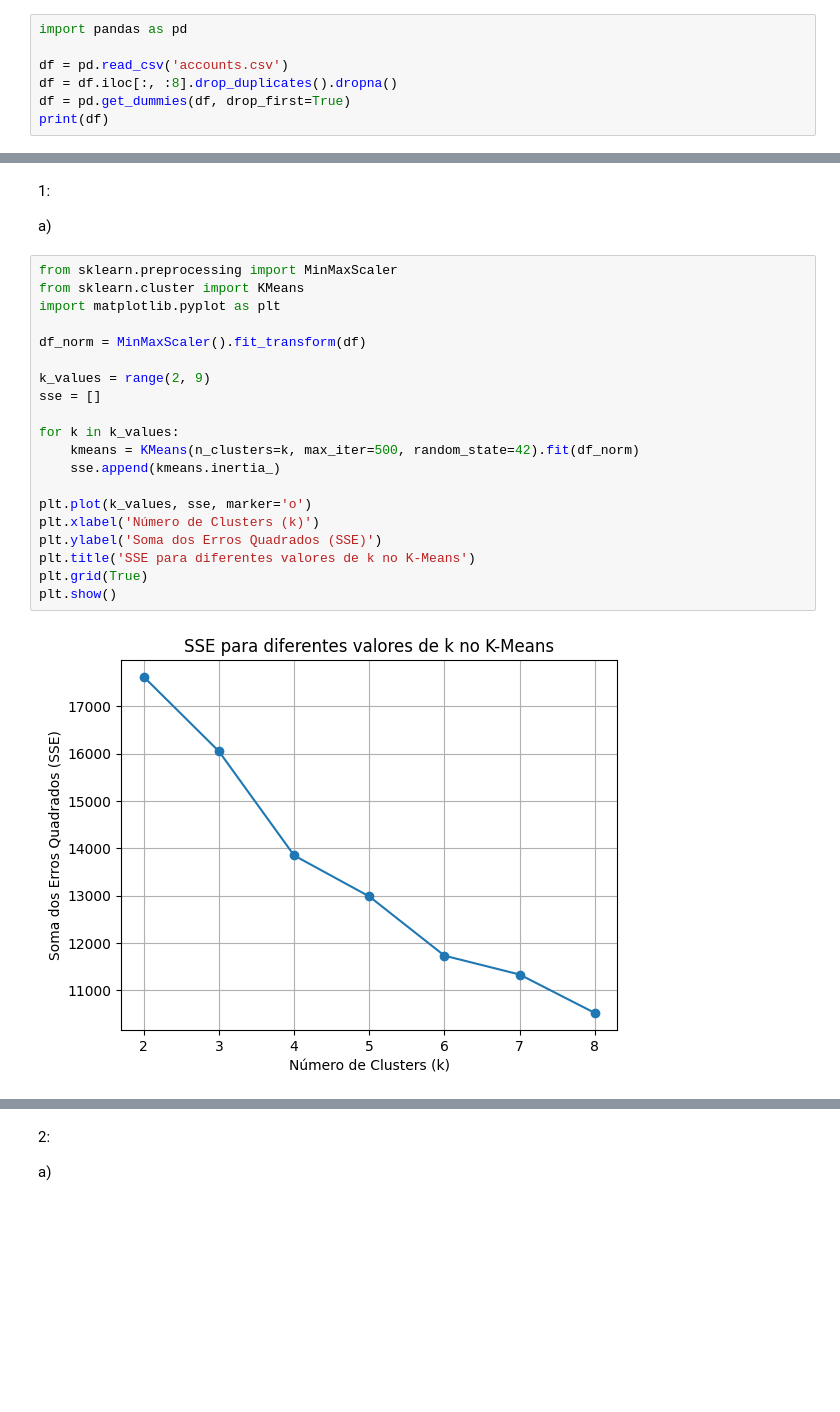
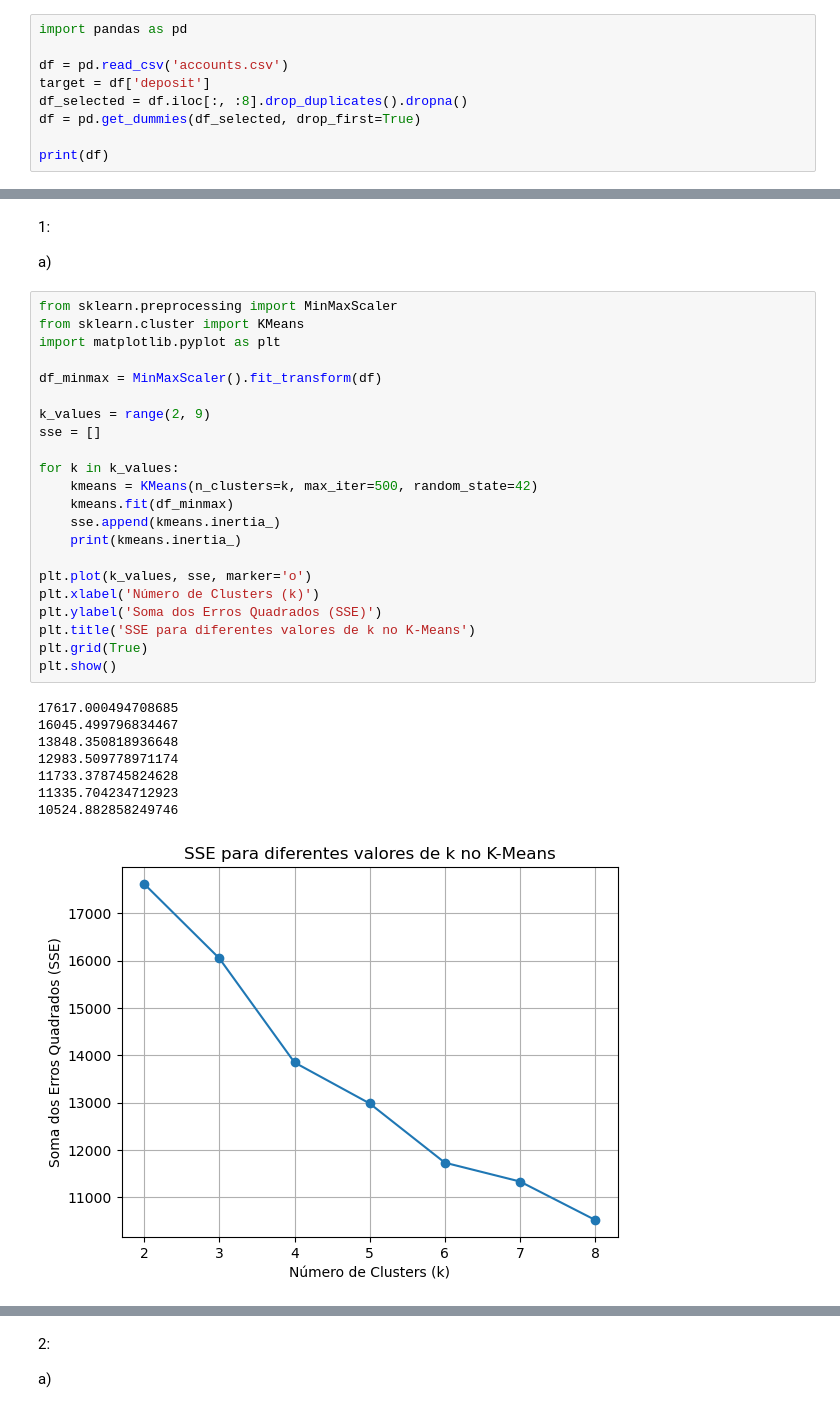
Before and after one commit to tiago-gsantos/ist-apren-homework4, a Jupyter notebook: programming.ipynb, the cells around one changed output, grey strips where cells are left out. Cells and saved outputs as stored; diff of their text form; blank space fills up the shorter version.

```diff
--- a/programming.ipynb
+++ b/programming.ipynb
@@ -6,8 +6,10 @@
 import pandas as pd
 
 df = pd.read_csv('accounts.csv')
-df = df.iloc[:, :8].drop_duplicates().dropna()
-df = pd.get_dummies(df, drop_first=True)
+target = df['deposit']
+df_selected = df.iloc[:, :8].drop_duplicates().dropna()
+df = pd.get_dummies(df_selected, drop_first=True)
+
 print(df)
 # %% [output]
        age  balance  job_blue-collar  job_entrepreneur  job_housemaid  \
@@ -34,22 +36,31 @@ a)
 # %%
 from sklearn.preprocessing import MinMaxScaler
 from sklearn.cluster import KMeans
 import matplotlib.pyplot as plt
 
-df_norm = MinMaxScaler().fit_transform(df)
+df_minmax = MinMaxScaler().fit_transform(df)
 
 k_values = range(2, 9)
 sse = []
 
 for k in k_values:
-    kmeans = KMeans(n_clusters=k, max_iter=500, random_state=42).fit(df_norm)
+    kmeans = KMeans(n_clusters=k, max_iter=500, random_state=42)
+    kmeans.fit(df_minmax)
     sse.append(kmeans.inertia_)
+    print(kmeans.inertia_)
 
 plt.plot(k_values, sse, marker='o')
 plt.xlabel('Número de Clusters (k)')
 plt.ylabel('Soma dos Erros Quadrados (SSE)')
 plt.title('SSE para diferentes valores de k no K-Means')
 plt.grid(True)
 plt.show()
 # %% [output]
+17617.000494708685
+16045.499796834467
+13848.350818936648
+12983.509778971174
+11733.378745824628
+11335.704234712923
+10524.882858249746
-[figure, old version]
+[figure, new version]
```
Also changed, not shown: parts of 10 cells of this notebook, 1 other file.
